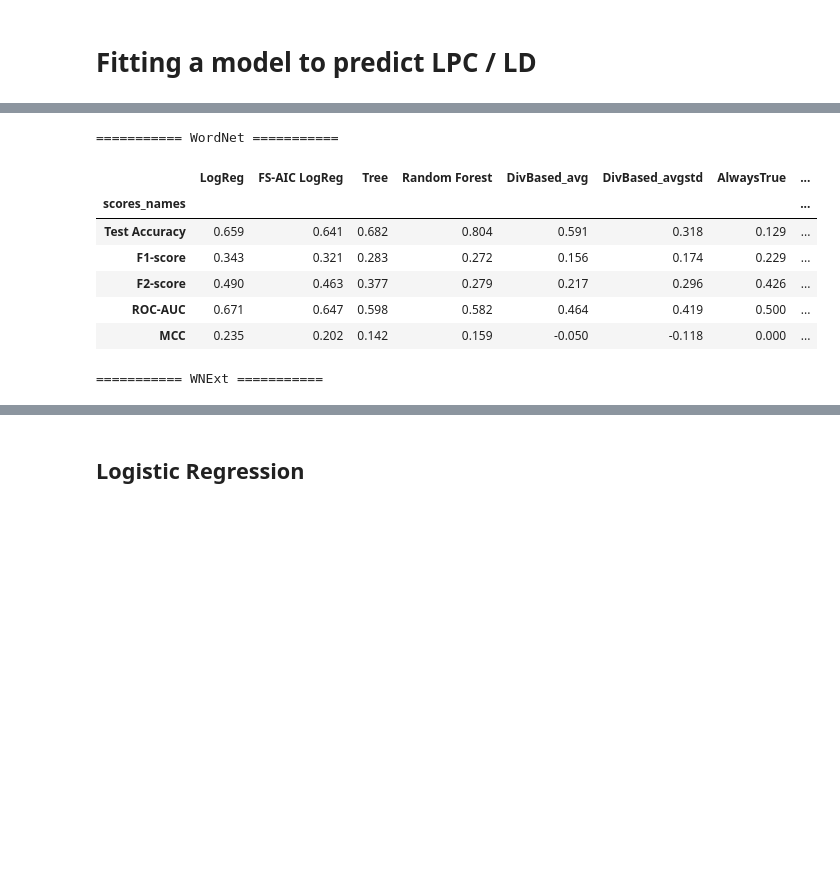
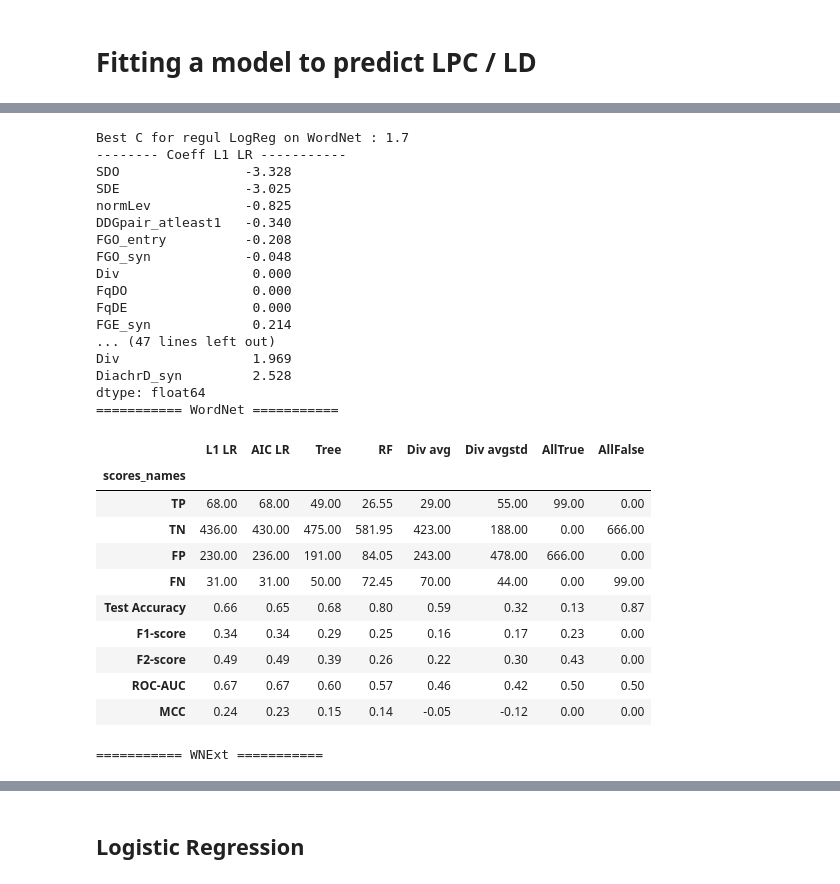
Before and after one commit to blietard/synonyms-semchange, a Jupyter notebook: analysing_synpairs.ipynb, the cells around one changed output, grey strips where cells are left out. Cells and saved outputs as stored; diff of their text form; code cells hidden in the pictures; blank space fills up the shorter version.

```diff
--- a/analysing_synpairs.ipynb
+++ b/analysing_synpairs.ipynb
@@ -19,7 +20,7 @@ from sklearn.ensemble import RandomForestClassifier
 # %%
 repr_mode = 'sgns'
 distance = 'cosine'
-pos = 'N'
+pos = 'ADJ'
 
 model_name = repr_mode + '_' + distance
 word_list, word2ind = io.getTargets(pos,repr_mode)
@@ -487,10 +660,13 @@ class ConstantOutputClassifier:
 
 class SynonymyClassif:
 
-    def __init__(self, clf_model, features, kwargs_dict={}):
+    def __init__(self, clf_model, features, kwargs_dict={},CVgridSearch = False, CVgridSearch_score = None):
         self.kwargs = kwargs_dict
         self.model_constructor = clf_model
-        self.model = clf_model(**kwargs_dict)
+        if CVgridSearch :
+            self.model = GridSearchCV(self.model_constructor(), kwargs_dict , scoring=CVgridSearch_score)
+        else:
+            self.model = clf_model(**kwargs_dict)
         self.features = features
         self.train_accuracy = 0
 
@@ -567,25 +847,34 @@ for synsSet in synsSets_to_use:
     scores_per_model = dict()
 
     #===== Logistic Regression =====
-    name = 'LogReg'
+    name = 'L1 LR'
     clf = SynonymyClassif(
                     clf_model = LogisticRegression,
                     features = features,
-                    kwargs_dict = {'class_weight':'balanced','max_iter':200, 'penalty':'l1', 'solver':'liblinear'}
+                    kwargs_dict = {'class_weight':['balanced'],'max_iter':[500], 'penalty':['l1'], 'solver':['liblinear'],'C':(np.arange(1,41)/20)},
+                    CVgridSearch = True,
+                    CVgridSearch_score = make_scorer(matthews_corrcoef)
                     )
     clf.fit(X_train,y_train)
     scores_per_model[name], scores_names = clf.score(X_test,y_test)
+    print(f"Best C for regul LogReg on {synsSet} : {clf.model.best_params_['C']}")
+    print('-------- Coeff L1 LR -----------')
+    print(pd.Series(index=features,data=clf.model.best_estimator_.coef_[0].round(3)).sort_values())
+
 
     #===== Feature-selected Logistic Regression =====
-    name = 'FS-AIC LogReg'
+    name = 'AIC LR'
     clf = SynonymyClassif(
                     clf_model = LogisticRegression,
                     features = features,
-                    kwargs_dict = {'class_weight':'balanced','max_iter':200, 'penalty':'l1', 'solver':'liblinear'}
+                    kwargs_dict = {'class_weight':'balanced','max_iter':500, 'penalty':'none'}
                     )
     clf.fit(X_train,y_train)
     clf.logreg_feature_selection(X_train,y_train,aic)
     scores_per_model[name], scores_names = clf.score(X_test,y_test)
+    print('-------- Coeff AIC LR -----------')
+    print(pd.Series(index=clf.features,data=clf.model.coef_[0].round(3)).sort_values())
+
 
     #===== Decision Tree =====
     name = 'Tree'
@@ -609,7 +898,7 @@ for synsSet in synsSets_to_use:
     # scores_per_model[name], scores_names = clf.score(X_test,y_test)
 
     #===== Random Forest =====
-    name = 'Random Forest'
+    name = 'RF'
     n_trials = 20
     test_scores_list = []
     for i in range(n_trials):
@@ -624,7 +913,7 @@ for synsSet in synsSets_to_use:
     scores_per_model[name] = np.mean(test_scores_list,axis=0)
 
     #===== Divergence-based (threshold = avg) ======
-    name = 'DivBased_avg'
+    name = 'Div avg'
     clf = SynonymyClassif(
                     clf_model = DivergenceBasedClassifier,
                     features = features + ['Dec_avg', 'Dec_avgstd'],
@@ -634,7 +923,7 @@ for synsSet in synsSets_to_use:
     scores_per_model[name], _ = clf.score(X_test,y_test)
 
     #===== Divergence-based (threshold = avgstd) ======
-    name = 'DivBased_avgstd'
+    name = 'Div avgstd'
     clf = SynonymyClassif(
                     clf_model = DivergenceBasedClassifier,
                     features = features + ['Dec_avg', 'Dec_avgstd'],
@@ -644,45 +933,65 @@ for synsSet in synsSets_to_use:
     scores_per_model[name], _ = clf.score(X_test,y_test)
 
     #===== Always True ======
-    name = 'AlwaysTrue'
+    name = 'AllTrue'
     clf = SynonymyClassif(
                     clf_model = ConstantOutputClassifier,
                     features = features,
                     kwargs_dict = {'constant':1,'out_type':'bool'}
                     )
     clf.fit(X_train,y_train)
     scores_per_model[name], _ = clf.score(X_test,y_test)
 
     #===== Always False ======
-    name = 'AlwaysFalse'
+    name = 'AllFalse'
     clf = SynonymyClassif(
                     clf_model = ConstantOutputClassifier,
                     features = features,
                     kwargs_dict = {'constant':0,'out_type':'bool'}
                     )
     clf.fit(X_train,y_train)
     scores_per_model[name], _ = clf.score(X_test,y_test)
 
     #====== Summary ======
     resultsSummary_per_synSets[synsSet] = pd.DataFrame(data=scores_per_model,index=scores_names)
 
 
 for dataname, df in resultsSummary_per_synSets.items():
     df['synsSet'] = dataname
     df['scores_names'] = scores_names
 summary_df = pd.concat(resultsSummary_per_synSets.values())
-summary_df = summary_df.set_index(['synsSet','scores_names']).round(3)
+summary_df = summary_df.set_index(['synsSet','scores_names']).round(2)
 
 for synsSet in resultsSummary_per_synSets.keys():
     print('=========== ' + synsSet + ' ===========')
     display(summary_df.loc[synsSet])
 # %% [output]
+Best C for regul LogReg on WordNet : 1.7
+-------- Coeff L1 LR -----------
+SDO                -3.328
+SDE                -3.025
+normLev            -0.825
+DDGpair_atleast1   -0.340
+FGO_entry          -0.208
+FGO_syn            -0.048
+Div                 0.000
+FqDO                0.000
+FqDE                0.000
+FGE_syn             0.214
+... (47 lines left out)
+Div                 1.969
+DiachrD_syn         2.528
+dtype: float64
 =========== WordNet ===========
-|  | LogReg | FS-AIC LogReg | Tree | Random Forest | DivBased_avg | DivBased_avgstd | AlwaysTrue | ... |
-| scores_names |  |  |  |  |  |  |  | ... |
-| Test Accuracy | 0.659 | 0.641 | 0.682 | 0.804 | 0.591 | 0.318 | 0.129 | ... |
-| F1-score | 0.343 | 0.321 | 0.283 | 0.272 | 0.156 | 0.174 | 0.229 | ... |
-| F2-score | 0.490 | 0.463 | 0.377 | 0.279 | 0.217 | 0.296 | 0.426 | ... |
-| ROC-AUC | 0.671 | 0.647 | 0.598 | 0.582 | 0.464 | 0.419 | 0.500 | ... |
-| MCC | 0.235 | 0.202 | 0.142 | 0.159 | -0.050 | -0.118 | 0.000 | ... |
+|  | L1 LR | AIC LR | Tree | RF | Div avg | Div avgstd | AllTrue | AllFalse |
+| scores_names |  |  |  |  |  |  |  |  |
+| TP | 68.00 | 68.00 | 49.00 | 26.55 | 29.00 | 55.00 | 99.00 | 0.00 |
+| TN | 436.00 | 430.00 | 475.00 | 581.95 | 423.00 | 188.00 | 0.00 | 666.00 |
+| FP | 230.00 | 236.00 | 191.00 | 84.05 | 243.00 | 478.00 | 666.00 | 0.00 |
+| FN | 31.00 | 31.00 | 50.00 | 72.45 | 70.00 | 44.00 | 0.00 | 99.00 |
+| Test Accuracy | 0.66 | 0.65 | 0.68 | 0.80 | 0.59 | 0.32 | 0.13 | 0.87 |
+| F1-score | 0.34 | 0.34 | 0.29 | 0.25 | 0.16 | 0.17 | 0.23 | 0.00 |
+| F2-score | 0.49 | 0.49 | 0.39 | 0.26 | 0.22 | 0.30 | 0.43 | 0.00 |
+| ROC-AUC | 0.67 | 0.67 | 0.60 | 0.57 | 0.46 | 0.42 | 0.50 | 0.50 |
+| MCC | 0.24 | 0.23 | 0.15 | 0.14 | -0.05 | -0.12 | 0.00 | 0.00 |
 =========== WNExt ===========
```
Also changed, not shown: parts of 32 cells of this notebook, 20 other files.
